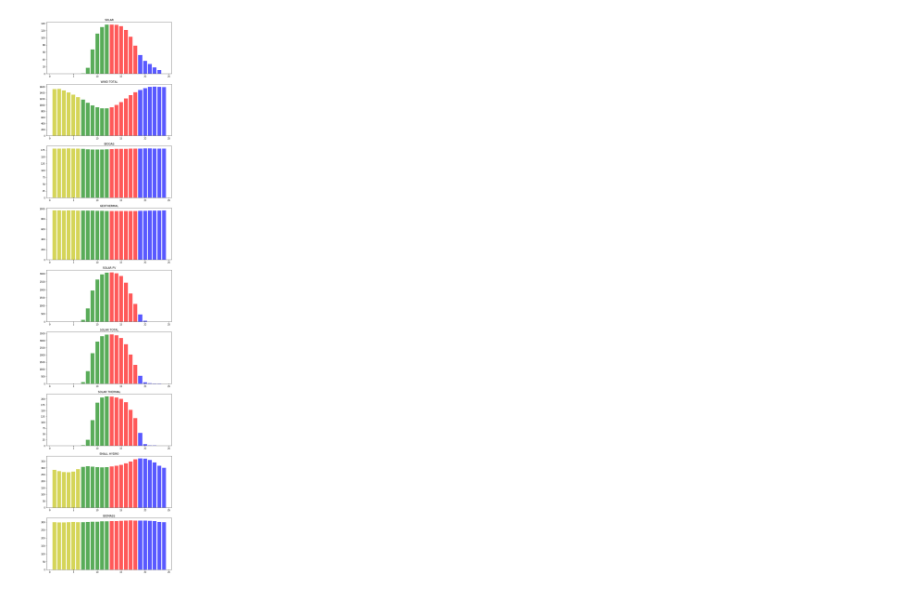
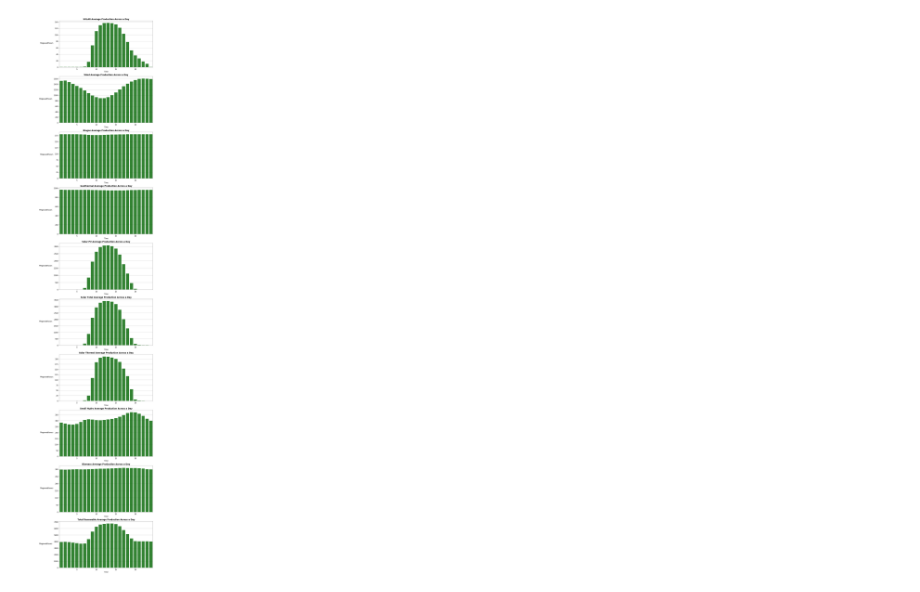
Before and after one commit to scottinsactown/California-Renewable-Energy--data-analysis, a Jupyter notebook: Project starter Book .ipynb, the cells around one changed output. Drawn from its saved outputs; the diff is of its cells as text; code cells hidden in the pictures.

```diff
--- a/Project starter Book .ipynb
+++ b/Project starter Book .ipynb
@@ -79,0 +102,15 @@ memory usage: 8.3 MB
+# %%
+plt.figure(figsize=(10,num_rows*6))
+for i in range(len(hour_sum.columns)):
+    y = np.array(hour_sum.loc[:,hour_sum.columns[i]])
+    x = np.array(hour_sum.reset_index().loc[:,'Hour'])
+    plt.subplot(num_rows,1,i+1)
+    sns.boxplot(full_data['Hour'],full_data[hour_sum.columns[i].upper()])
+
+    plt.title('{} Average Production Across a Day'.format(hour_sum.columns[i]),fontweight='bold')
+
+    plt.xlabel('Time')
+
+    plt.ylabel("Megawatthours  ",rotation='0',ha='right')
+
+plt.show()
@@ -80,46 +119,47 @@ memory usage: 8.3 MB
 # %%
-quarter = solar_hour.reset_index().loc[:,'Hour'] // 4
 
-color = ['y','g','r','b']
-colors = []
-for j in range(4):
-    for i in range(6):
-        colors.append(color[j])
-#display(solar_hour.head())
-#print(solar_hour.columns)
-
-num_rows = len(solar_hour.columns)
-plt.figure(figsize=(10,num_rows*5))
-for i in range(len(solar_hour.columns)):
-    y = np.array(solar_hour.loc[:,solar_hour.columns[i]])
-    x = np.array(solar_hour.reset_index().loc[:,'Hour'])
+num_rows = len(hour_sum.columns)
+plt.figure(figsize=(10,num_rows*6))
+for i in range(len(hour_sum.columns)):
+    y = np.array(hour_sum.loc[:,hour_sum.columns[i]])
+    x = np.array(hour_sum.reset_index().loc[:,'Hour'])
     plt.subplot(num_rows,1,i+1)
-    plt.bar(x,y,color=colors,alpha=.65)
-    plt.title(solar_hour.columns[i])
+    plt.bar(x,y,color='#006400',alpha=.8)
+    plt.ylabel('')
+    plt.title('{} Average Production Across a Day'.format(hour_sum.columns[i]),fontweight='bold')
+    plt.gca().spines['top'].set_alpha(0.5)
+    plt.gca().spines['left'].set_alpha(0.5)
+    plt.gca().spines['right'].set_alpha(0.5)
+    plt.gca().spines['bottom'].set_alpha(0.5)
+    plt.gca().set_axisbelow(True)
+    plt.gca().grid(axis='y',alpha=.7)
+    plt.xlabel('Time')
+    plt.xlim(.5,24.5)
+    plt.ylabel("Megawatthours  ",rotation='0',ha='right')
 
 plt.show()
 
 #plot = sns.lineplot(solar_hour['Hour'],solar_hour['SOLAR'])
 #plt.show()
 
 #plot = sns.barplot(x='Hour',y='SOLAR',data=solar_hour)
 #plt.xticks(rotation=50)
 #plt.show()
 
 #plot = sns.barplot(x='Hour',y='WIND TOTAL',data=solar_hour)
 #plt.xticks(rotation=50)
 #plt.show()
 
 #plot = sns.barplot(x='Hour',y='BIOGAS',data=solar_hour)
 #plt.xticks(rotation=50)
 #plt.show()
 
 #plot = sns.barplot(x='Hour',y='GEOTHERMAL',data=solar_hour)
 #plt.xticks(rotation=50)
 #plt.show()
 
 #plot = sns.barplot(x='Hour',y='SOLAR PV',data=solar_hour)
 #plt.xticks(rotation=50)
 #plt.show()
 # %% [output]
-[figure, old version]
+[figure, new version]
```
Also changed, not shown: parts of 17 cells of this notebook.
